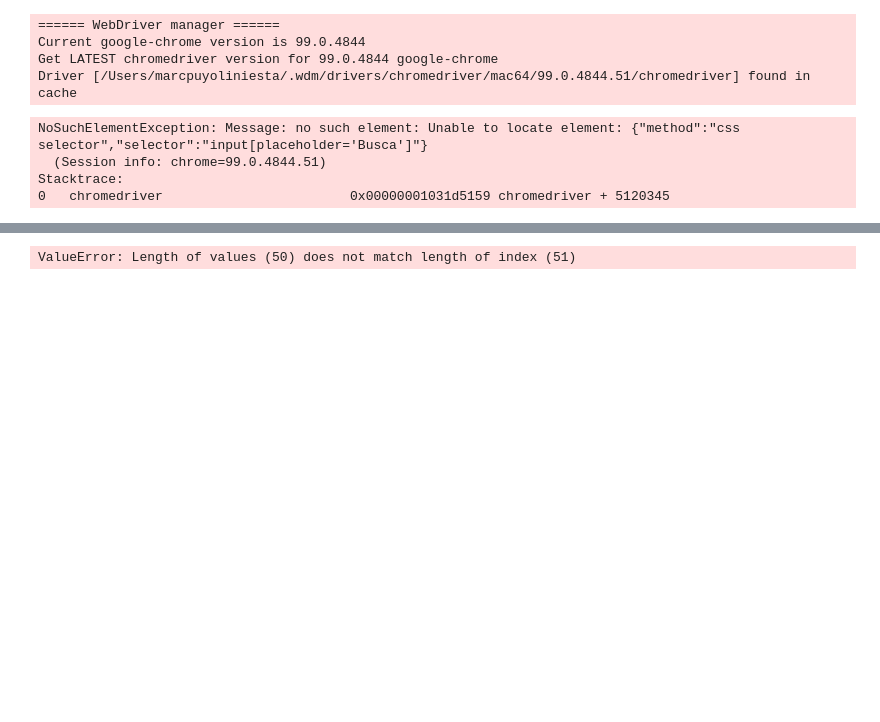
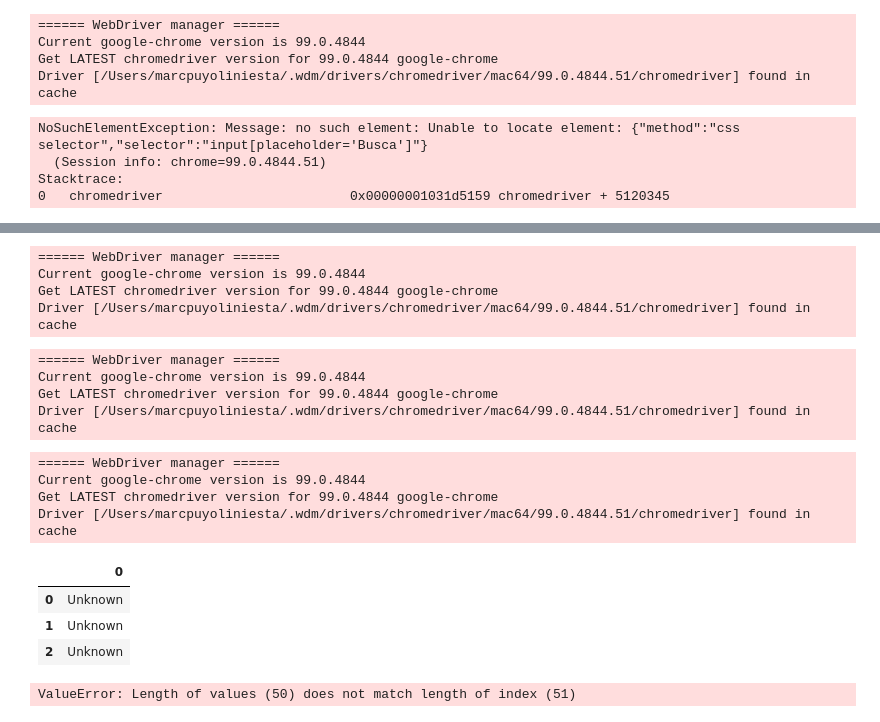
Before and after one commit to MpiPuin12/Marc-Puyol-Iniesta, a Jupyter notebook: Final Project2-3.ipynb, the cells around one changed output, grey strips where cells are left out. Cells and saved outputs as stored; diff of their text form; code cells hidden in the pictures; blank space fills up the shorter version.

```diff
--- a/Final Project2-3.ipynb
+++ b/Final Project2-3.ipynb
@@ -702,0 +744,7 @@ Artists['%offemales']= females(Artists['Account2'])
+# %%
+dataA=ultimostags(Artists['Account2'])
+# %% [output]
+====== WebDriver manager ======
+Current google-chrome version is 99.0.4844
+Get LATEST chromedriver version for 99.0.4844 google-chrome
+Driver [/Users/marcpuyoliniesta/.wdm/drivers/chromedriver/mac64/99.0.4844.51/chromedriver] found in cache
@@ -702,0 +753,7 @@ Artists['%offemales']= females(Artists['Account2'])
+# %%
+Artists['%offemales']= females(Artists['Account2'])
+# %% [output]
+====== WebDriver manager ======
+Current google-chrome version is 99.0.4844
+Get LATEST chromedriver version for 99.0.4844 google-chrome
+Driver [/Users/marcpuyoliniesta/.wdm/drivers/chromedriver/mac64/99.0.4844.51/chromedriver] found in cache
@@ -703,3 +764,14 @@ Artists['%offemales']= females(Artists['Account2'])
+# %%
+tiktok(diezprimeros['Account2'][0:3])
+# %% [output]
+====== WebDriver manager ======
+Current google-chrome version is 99.0.4844
+Get LATEST chromedriver version for 99.0.4844 google-chrome
+Driver [/Users/marcpuyoliniesta/.wdm/drivers/chromedriver/mac64/99.0.4844.51/chromedriver] found in cache
+|  | 0 |
+| 0 | Unknown |
+| 1 | Unknown |
+| 2 | Unknown |
 # %%
 countries= ['spain','italy']
 for i in countries:
```
Also changed, not shown: parts of 101 cells of this notebook, 4 other files.
